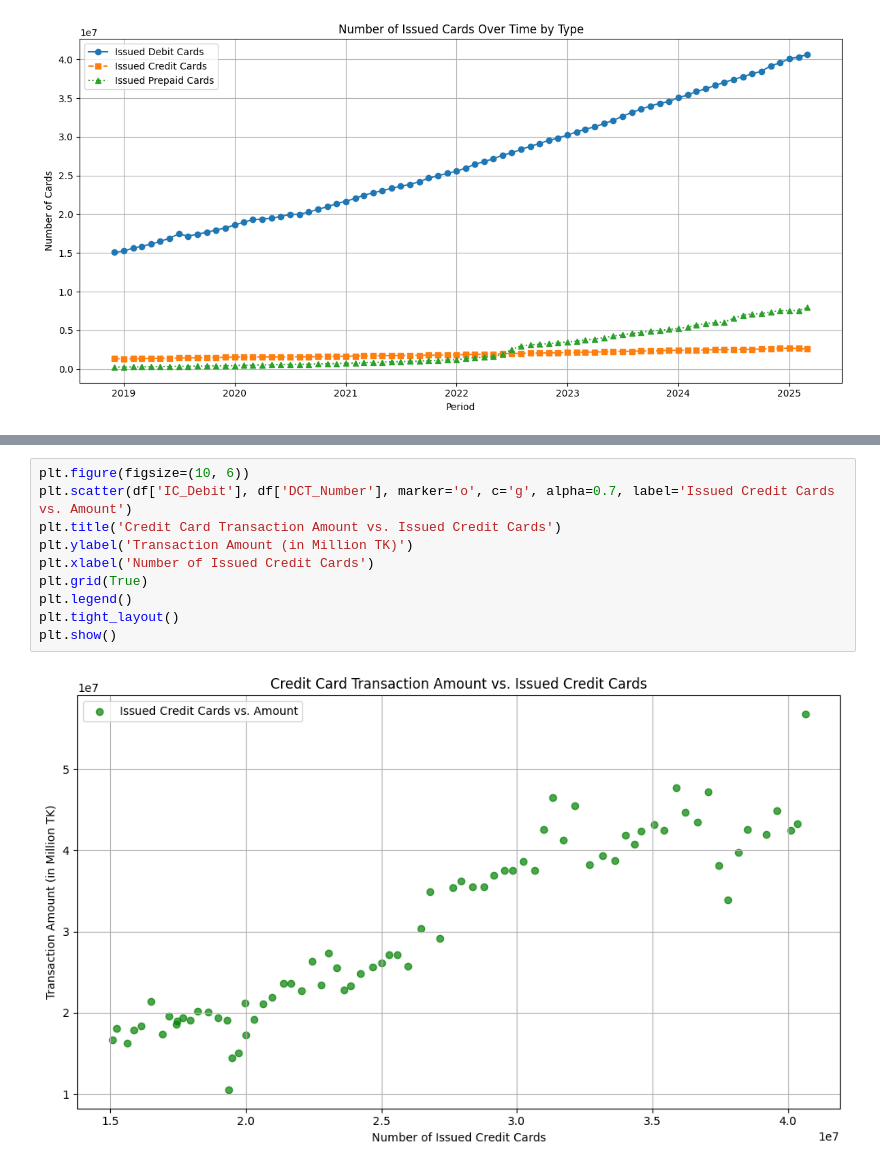
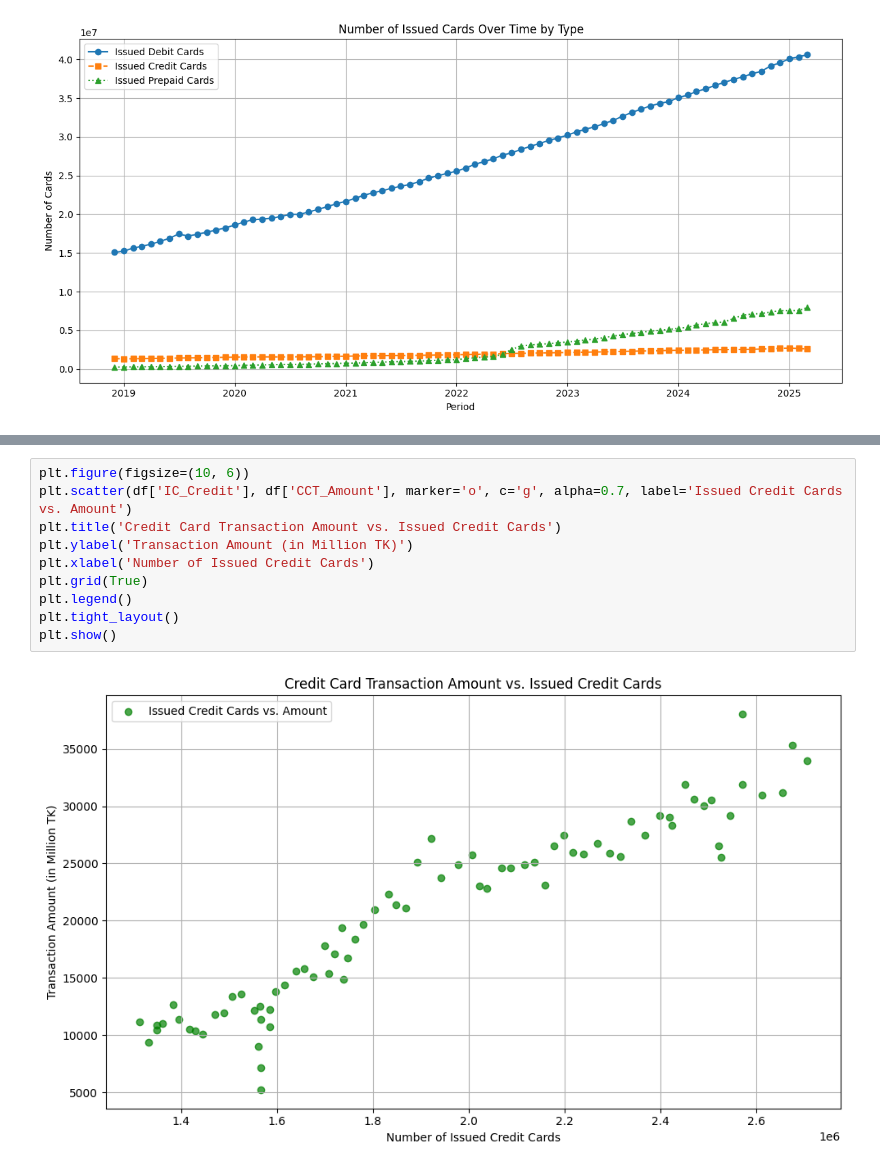
Before and after one commit to Aurnobb-Tasneem/Bangladesh_Digital_Transaction_Forecaster, a Jupyter notebook: notebooks/main.ipynb, the cells around one changed output, grey strips where cells are left out. Drawn from its saved outputs; the diff is of its cells as text.

```diff
--- a/notebooks/main.ipynb
+++ b/notebooks/main.ipynb
@@ -183,12 +201,12 @@ plt.show()
 # %%
 plt.figure(figsize=(10, 6))
-plt.scatter(df['IC_Debit'], df['DCT_Number'], marker='o', c='g', alpha=0.7, label='Issued Credit Cards vs. Amount')
+plt.scatter(df['IC_Credit'], df['CCT_Amount'], marker='o', c='g', alpha=0.7, label='Issued Credit Cards vs. Amount')
 plt.title('Credit Card Transaction Amount vs. Issued Credit Cards')
 plt.ylabel('Transaction Amount (in Million TK)')
 plt.xlabel('Number of Issued Credit Cards')
 plt.grid(True)
 plt.legend()
 plt.tight_layout()
 plt.show()
 # %% [output]
-[figure, old version]
+[figure, new version]
```
Also changed, not shown: parts of 21 cells of this notebook.
